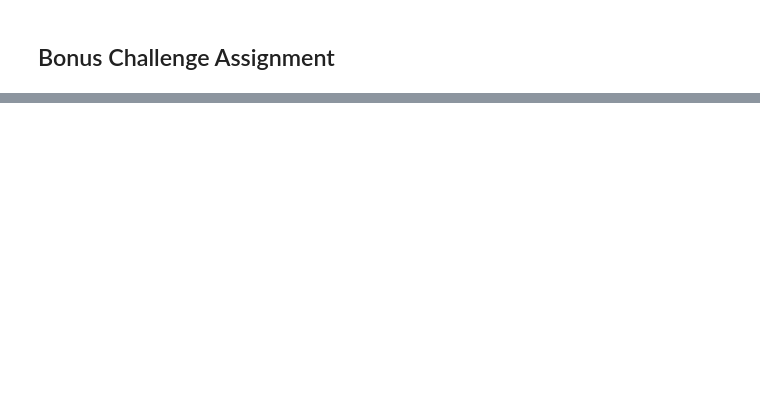
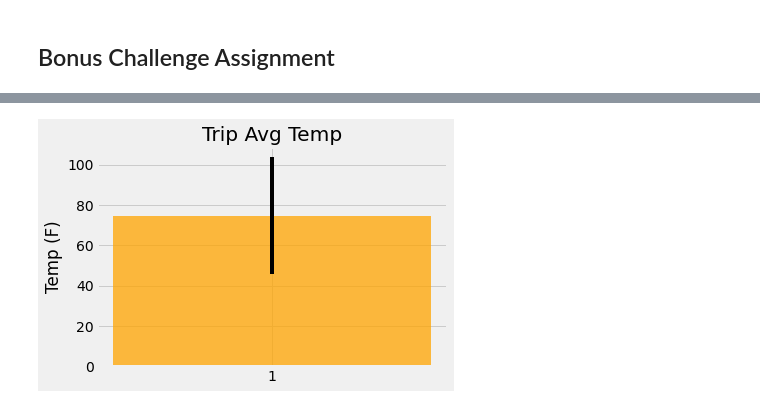
Before and after one commit to InnaG33/sqlalchemy_challenge, a Jupyter notebook: climate_hawaii.ipynb, the cells around one changed output, grey strips where cells are left out. Drawn from its saved outputs; the diff is of its cells as text; code cells hidden in the pictures; blank space fills up the shorter version.

```diff
--- a/climate_hawaii.ipynb
+++ b/climate_hawaii.ipynb
@@ -297,0 +347,17 @@ print(calc_temps('2012-02-28', '2012-03-05'))
+# %%
+TAT = query_list[1]
+
+error = query_list[2] - query_list[0]
+
+fig, ax = plt.subplots()
+ax.bar(1, TAT, yerr=error, align='center', alpha=0.75, color = "orange", ecolor='black')
+ax.set_ylabel('Temp (F)')
+ax.set_title('Trip Avg Temp')
+ax.set_xticks([1])
+
+ax.yaxis.grid(True)
+
+plt.tight_layout()
+plt.show()
+# %% [output]
+[figure, added]
```
Also changed, not shown: parts of 19 cells of this notebook, 1 other file.
